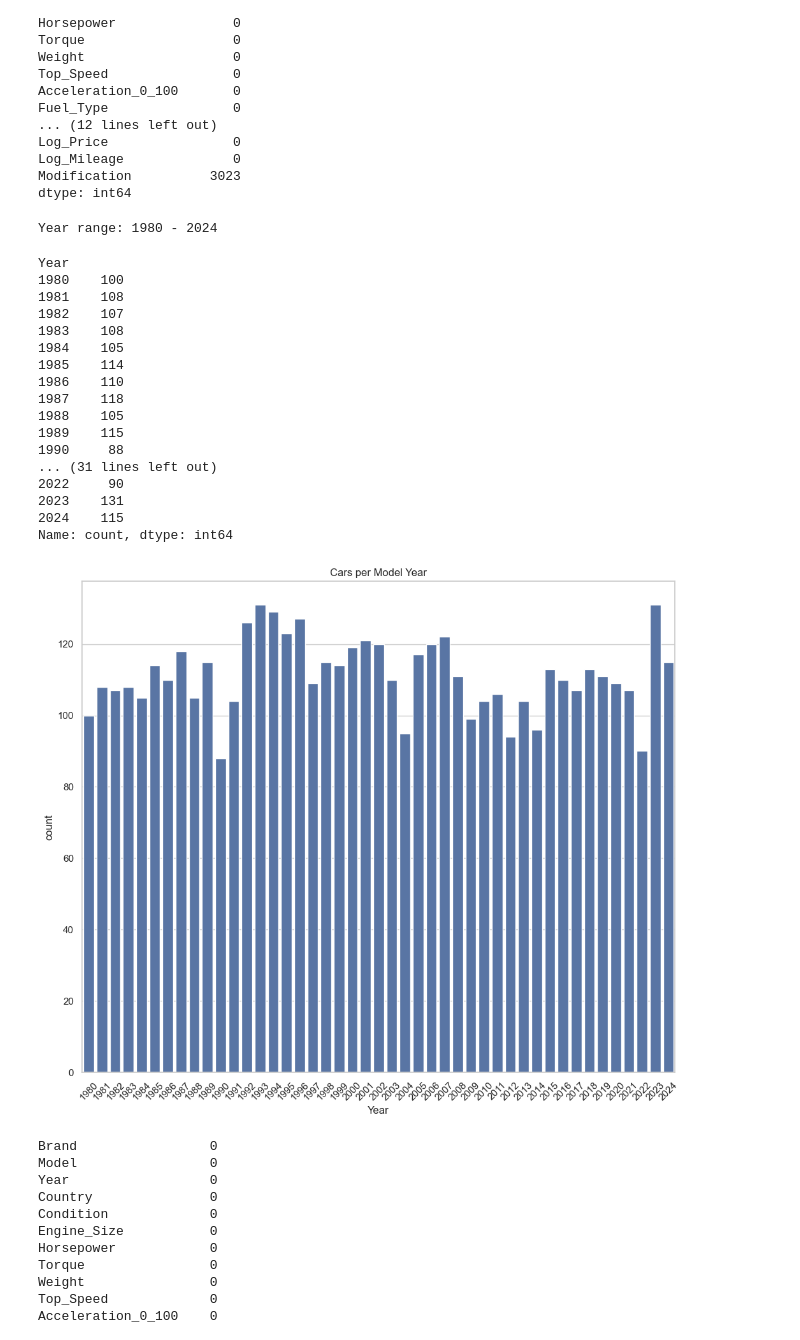
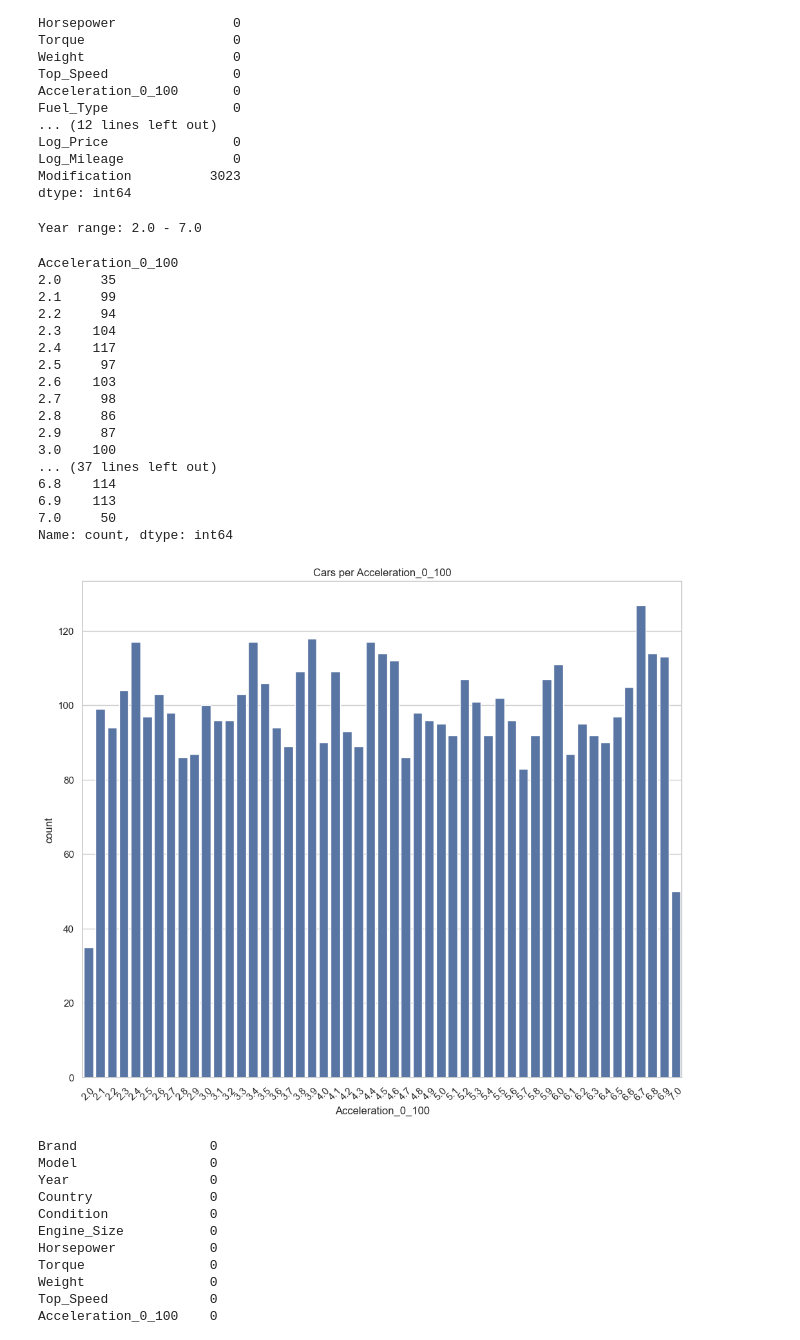
Before and after one commit to ShokrollahMichaelMeraj/Kaggle_dataset_Supercar_price_prediction, a Jupyter notebook: notebooks/01_exploration.ipynb, the cells around one changed output. Saved outputs shown, nothing was run; the diff lists cells and outputs as text; code cells hidden in the pictures.

```diff
--- a/notebooks/01_exploration.ipynb
+++ b/notebooks/01_exploration.ipynb
@@ -315,39 +304,39 @@ Modification          3023
 dtype: int64
 # %%
 # Check year range
-print("Year range:", df["Year"].min(), "-", df["Year"].max())
+print("Year range:", df["Acceleration_0_100"].min(), "-", df["Acceleration_0_100"].max())
 # %% [output]
-Year range: 1980 - 2024
+Year range: 2.0 - 7.0
 # %%
-# Check number of cars per year
-print(df["Year"].value_counts().sort_index())
+# Check number of cars per Acceleration_0_100
+print(df["Acceleration_0_100"].value_counts().sort_index())
 # %% [output]
-Year
-1980    100
-1981    108
-1982    107
-1983    108
-1984    105
-1985    114
-1986    110
-1987    118
-1988    105
-1989    115
-1990     88
-... (31 lines left out)
-2022     90
-2023    131
-2024    115
+Acceleration_0_100
+2.0     35
+2.1     99
+2.2     94
+2.3    104
+2.4    117
+2.5     97
+2.6    103
+2.7     98
+2.8     86
+2.9     87
+3.0    100
+... (37 lines left out)
+6.8    114
+6.9    113
+7.0     50
 Name: count, dtype: int64
 # %%
 
 # Quick plot
-sns.countplot(x="Year", data=df, order=sorted(df["Year"].unique()))
+sns.countplot(x="Acceleration_0_100", data=df, order=sorted(df["Acceleration_0_100"].unique()))
 plt.xticks(rotation=45)
-plt.title("Cars per Model Year")
+plt.title("Cars per Acceleration_0_100")
 plt.show()
 # %% [output]
-[figure, old version]
+[figure, new version]
 # %%
 (df == 0).sum()
 # %% [output]
```
Also changed, not shown: parts of 34 cells of this notebook, 10 other files.
